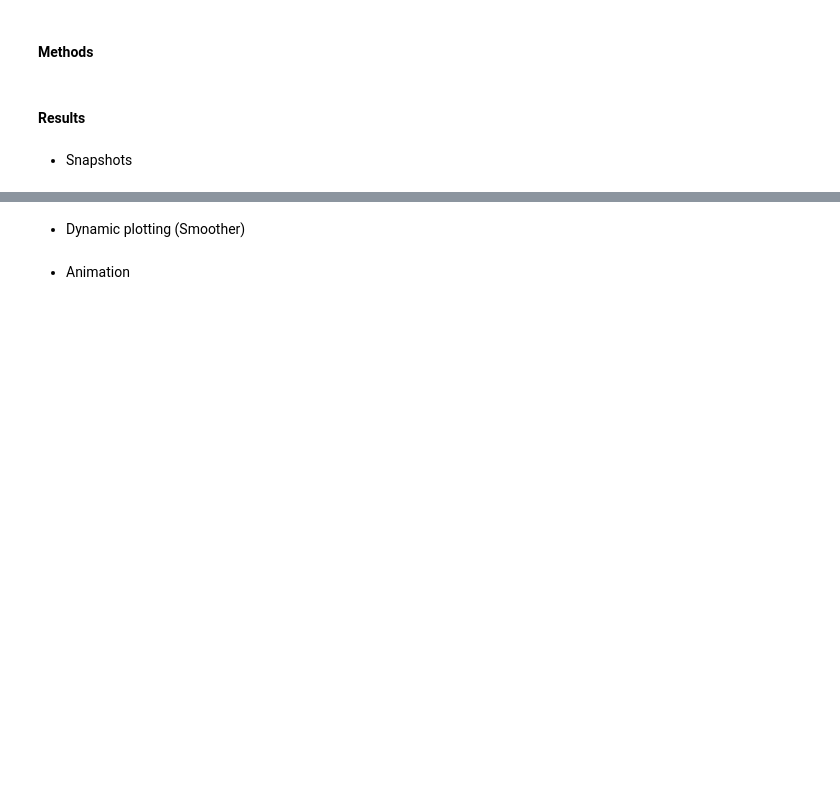
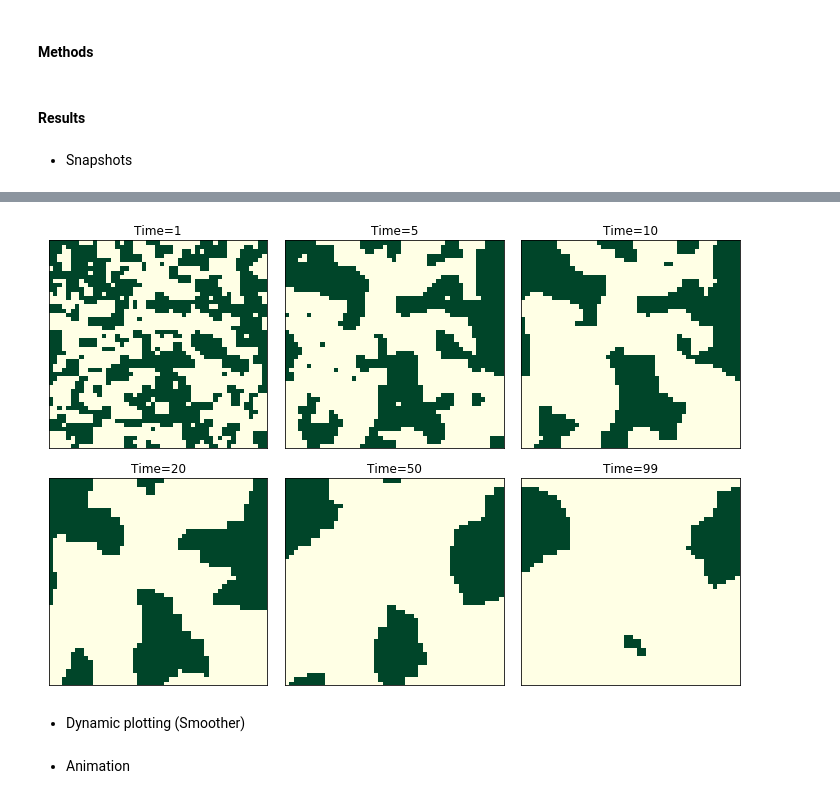
Before and after one commit to aziddddd/ising-model, a Jupyter notebook: notebooks/glauber.ipynb, the cells around one changed output, grey strips where cells are left out. Cells and saved outputs as stored; diff of their text form; code cells hidden in the pictures; blank space fills up the shorter version.

```diff
--- a/notebooks/glauber.ipynb
+++ b/notebooks/glauber.ipynb
@@ -7,6 +5,8 @@
 import im_utils
 import matplotlib.pyplot as plt
 from matplotlib import animation
+# %%
+plt.rcParams['figure.figsize'] = (10,10)
 # %% [markdown]
 #### Initialisation
 # %%
@@ -26,6 +26,6 @@ ising_model = im_utils.Ising(N, temp, method, temp_point, temp_range, equistep,
 # %% [markdown]
 - Snapshots
 # %%
-ising_model.snapshots(500)
+ising_model.snapshots(100)
 # %% [output]
 [interactive output not drawn]
@@ -34,2 +32,3 @@ ising_model.snapshots(500)
+[figure, added]
 # %% [markdown]
 - Dynamic plotting (Smoother)
```
Also changed, not shown: parts of 6 cells of this notebook, 6 other files.
